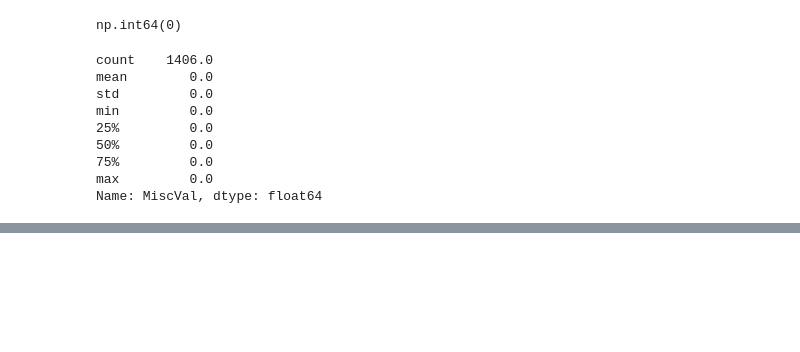
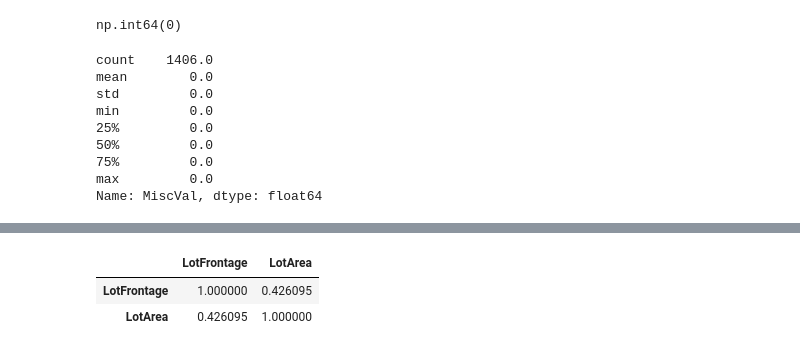
Before and after one commit to dimkon02/House-Prices-ML-project, a Jupyter notebook: notebooks/01_exploartion.ipynb, the cells around one changed output, grey strips where cells are left out. Drawn from its saved outputs; the diff is of its cells as text; code cells hidden in the pictures; blank space fills up the shorter version.

```diff
--- a/notebooks/01_exploartion.ipynb
+++ b/notebooks/01_exploartion.ipynb
@@ -516,0 +609,6 @@ df['MiscFeature'] = df['MiscFeature'].fillna('None')
+# %%
+df.loc[332, 'BsmtFinType2'] = 'Unf'
+df.loc[948, 'BsmtExposure'] = df['BsmtExposure'].mode()[0]
+# %%
+bsmt_cols = ['BsmtQual', 'BsmtCond', 'BsmtExposure', 'BsmtFinType1', 'BsmtFinType2']
+df[bsmt_cols] = df[bsmt_cols].fillna('None')
@@ -516,0 +627,6 @@ df['MiscFeature'] = df['MiscFeature'].fillna('None')
+# %%
+df[['LotFrontage', 'LotArea']].corr()
+# %% [output]
+|  | LotFrontage | LotArea |
+| LotFrontage | 1.000000 | 0.426095 |
+| LotArea | 0.426095 | 1.000000 |
```
Also changed, not shown: parts of 26 cells of this notebook, 1 other file.
